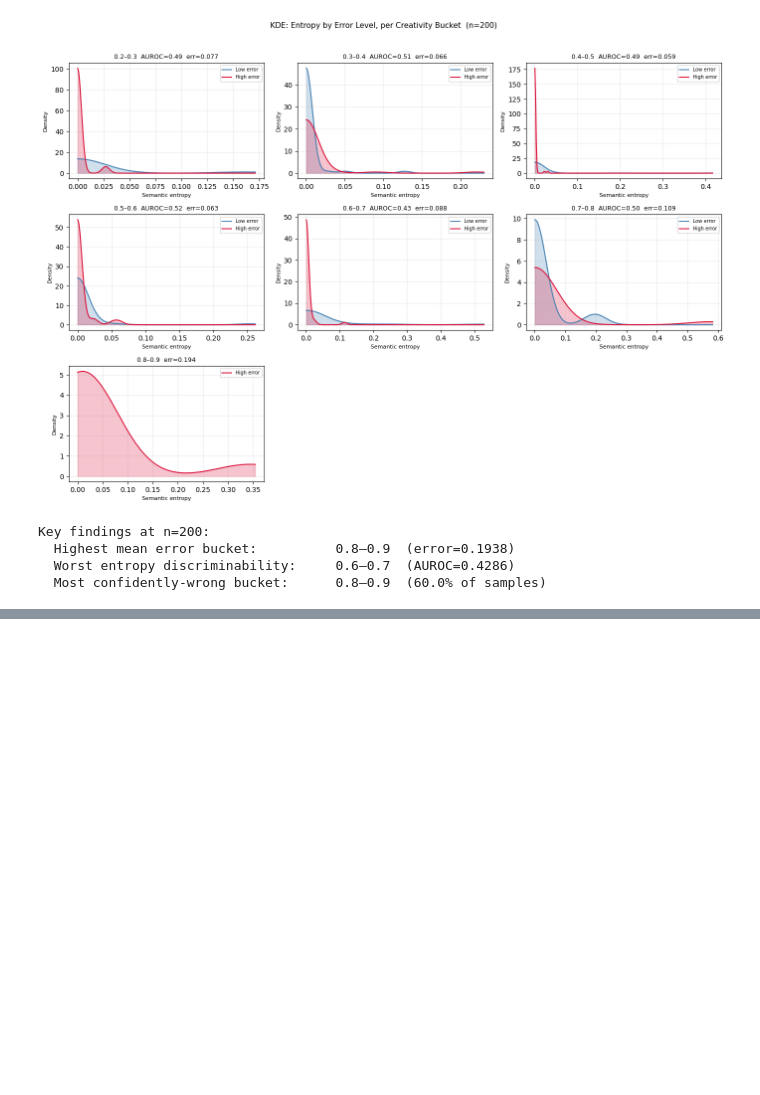
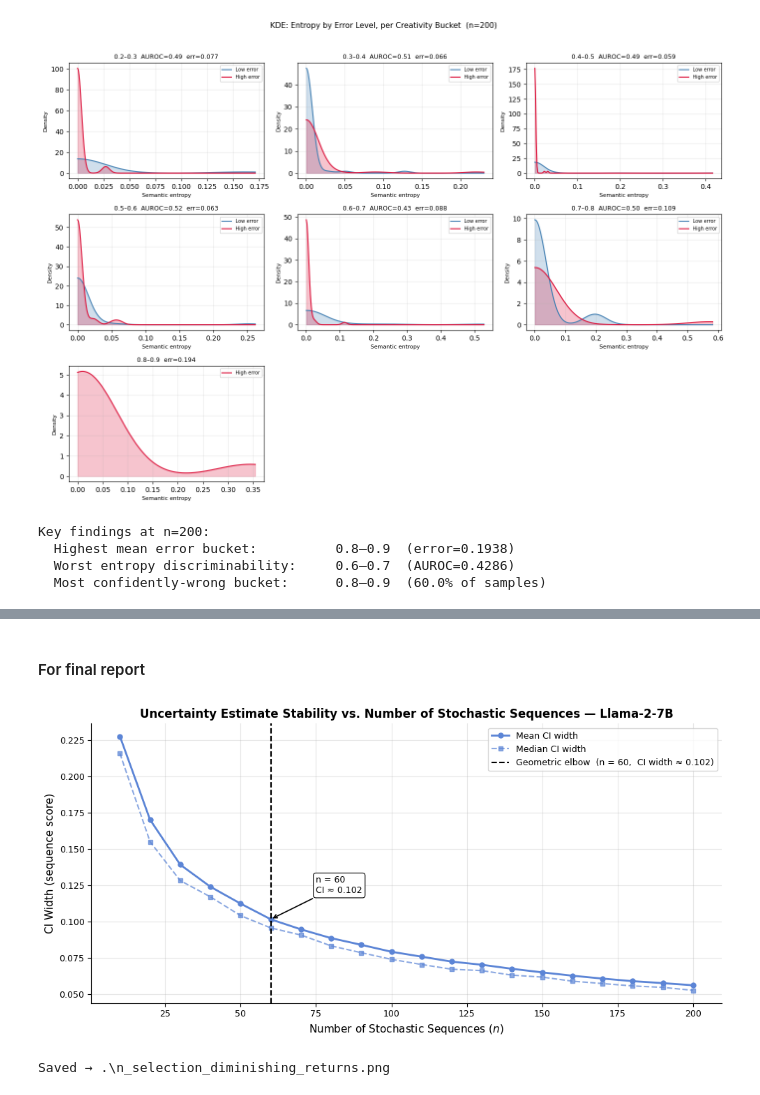
Before and after one commit to Snoopy989/sctt_origional_implimentation, a Jupyter notebook: src_phase2/notebooks/quick_test_analysis.ipynb, the cells around one changed output, grey strips where cells are left out. Cells and saved outputs as stored; diff of their text form; code cells hidden in the pictures; blank space fills up the shorter version.

Commit message:
Update infrence for better alignment with adapters Updated for jrt analysis Updated final report graphs

```diff
--- a/src_phase2/notebooks/quick_test_analysis.ipynb
+++ b/src_phase2/notebooks/quick_test_analysis.ipynb
@@ -1573,3 +1573,71 @@ Calibration summary at n=200:
 
   Buckets with severe undercoverage (<70%): 0.1–0.2, 0.2–0.3, 0.3–0.4, 0.4–0.5, 0.5–0.6, 0.6–0.7, 0.7–0.8, 0.8–0.9, 0.9–1.0
   → The model cannot estimate its own uncertainty in these creativity ranges.
+# %% [markdown]
+#### For final report
+# %%
+"""
+Figure: Diminishing Returns — Optimal n Selection
+===================================================
+Paste this cell AFTER the diminishing returns analysis cell in your notebook.
+Requires these variables to already exist in scope:
+  - summary      : DataFrame with columns n_target, mean, median, std
+                   (from ci_all.groupby('n_target')['ci_bootstrap_width'].agg(...))
+  - elbow_n      : int   — geometric elbow n, computed in dr analysis
+  - dr           : DataFrame — diminishing returns table with mean_width column
+"""
+
+import os
+import matplotlib.pyplot as plt
+
+# ── Config ────────────────────────────────────────────────────────────────────
+OUT_DIR = "."
+COLORS  = {'7b': '#5C85D6', '13b': '#E8934A'}
+
+# ── Pull elbow width from dr table ───────────────────────────────────────────
+elbow_width = float(dr.loc[dr['n_target'] == elbow_n, 'mean_width'].values[0])
+
+# ── Plot ──────────────────────────────────────────────────────────────────────
+fig, ax = plt.subplots(figsize=(10, 5))
+
+# Mean and median lines
+ax.plot(summary['n_target'], summary['mean'],
+        marker='o', color=COLORS['7b'], lw=2, ms=5, label='Mean CI width')
+ax.plot(summary['n_target'], summary['median'],
+        marker='s', color=COLORS['7b'], lw=1.5, ms=4,
+        linestyle='--', alpha=0.7, label='Median CI width')
+
+# Geometric elbow — only vertical line shown
+ax.axvline(elbow_n, color='black', lw=1.5, linestyle='--',
+           label=f'Geometric elbow  (n = {elbow_n},  CI width ≈ {elbow_width:.3f})')
+
+# Annotate elbow point on the curve
+ax.annotate(
+    f'n = {elbow_n}\nCI ≈ {elbow_width:.3f}',
+    xy=(elbow_n, elbow_width),
+    xytext=(elbow_n + 15, elbow_width + 0.018),
+    fontsize=9,
+    arrowprops=dict(arrowstyle='->', color='black', lw=1.2),
+    bbox=dict(boxstyle='round,pad=0.3', fc='white', ec='black', lw=0.8)
+)
+
+ax.set_xlabel('Number of Stochastic Sequences ($n$)', fontsize=11)
+ax.set_ylabel('CI Width (sequence score)', fontsize=11)
+ax.set_title(
+    'Uncertainty Estimate Stability vs. Number of Stochastic Sequences — Llama-2-7B',
+    fontsize=12, fontweight='bold'
+)
+ax.legend(fontsize=9)
+ax.tick_params(labelsize=9)
+ax.spines['top'].set_visible(False)
+ax.spines['right'].set_visible(False)
+ax.grid(True, alpha=0.3)
+
+plt.tight_layout()
+fname = os.path.join(OUT_DIR, 'n_selection_diminishing_returns.png')
+plt.savefig(fname, dpi=300, bbox_inches='tight')
+plt.show()
+print(f"Saved → {fname}")
+# %% [output]
+[figure, added]
+Saved → .\n_selection_diminishing_returns.png
```
Also changed, not shown: parts of 5 cells of this notebook, 16 other files.
